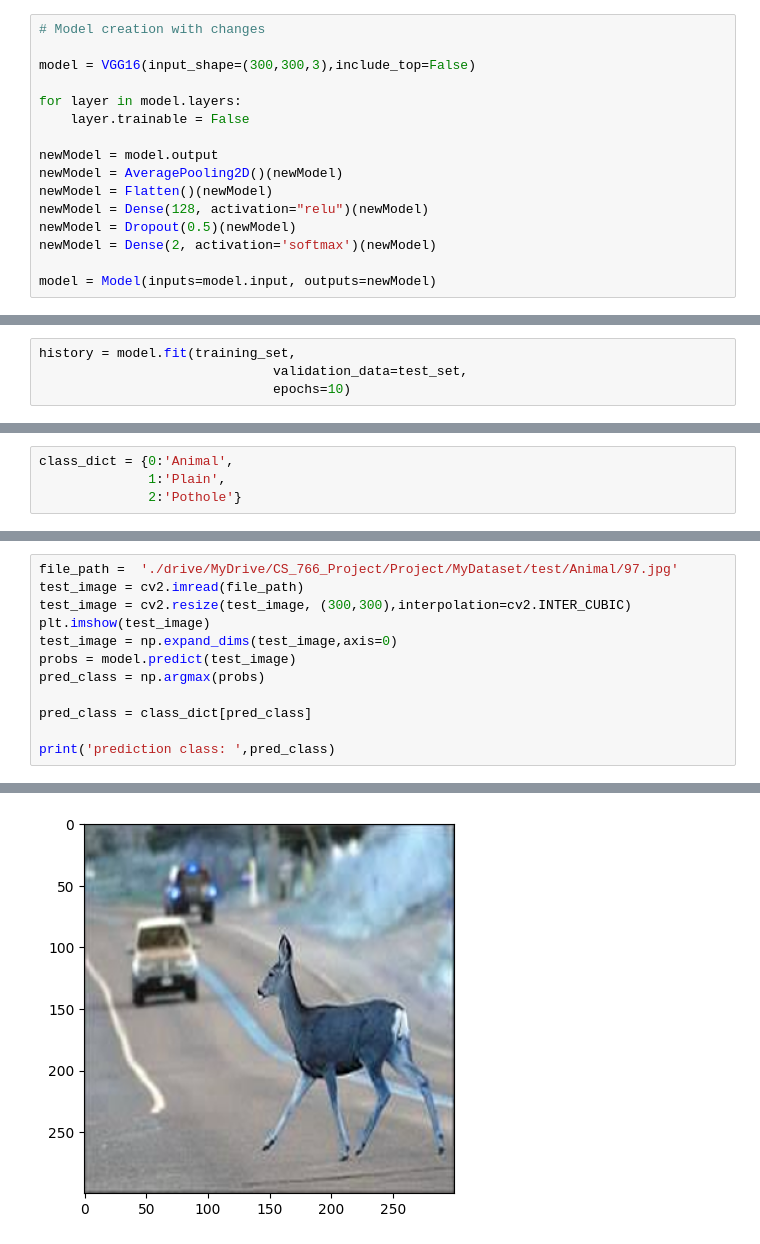
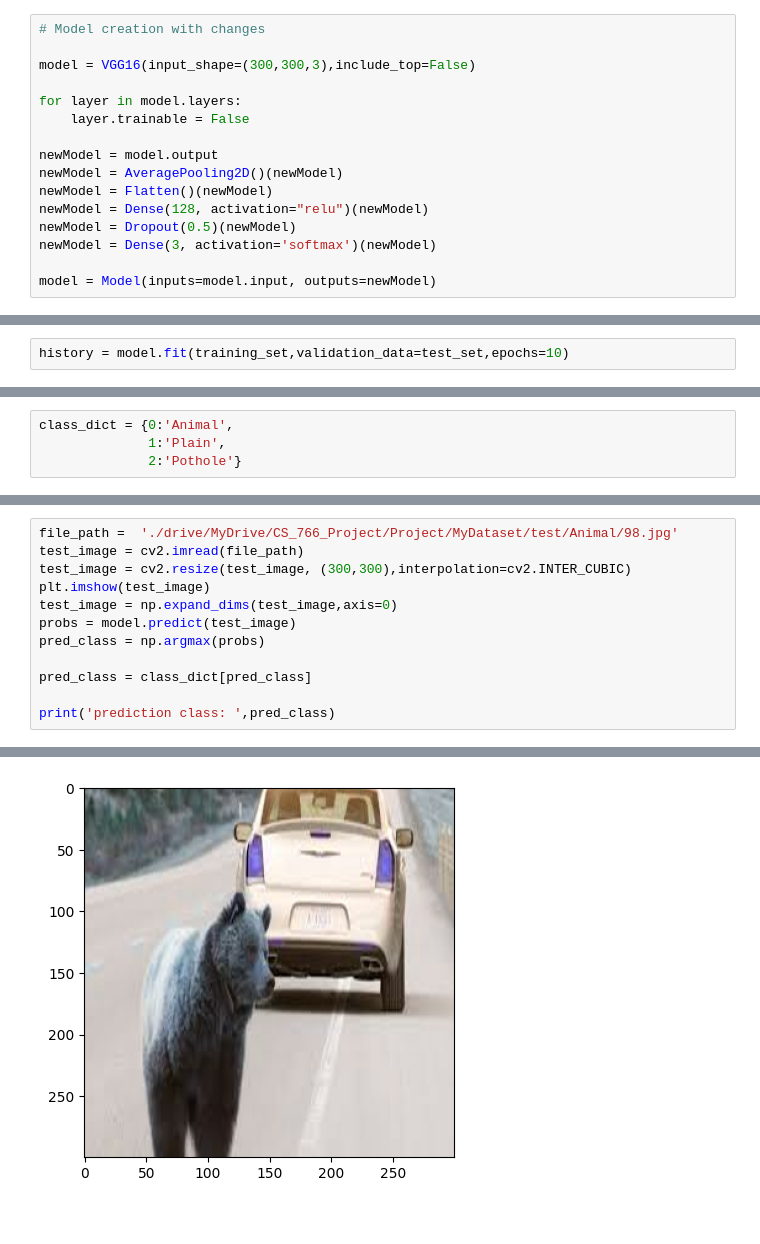
Before and after one commit to mattwyz/CS-766-Project, a Jupyter notebook: Code/hazard_classification.ipynb, the cells around one changed output, grey strips where cells are left out. Saved outputs shown, nothing was run; the diff lists cells and outputs as text.

```diff
--- a/Code/hazard_classification.ipynb
+++ b/Code/hazard_classification.ipynb
@@ -76,7 +75,7 @@ newModel = AveragePooling2D()(newModel)
 newModel = Flatten()(newModel)
 newModel = Dense(128, activation="relu")(newModel)
 newModel = Dropout(0.5)(newModel)
-newModel = Dense(2, activation='softmax')(newModel)
+newModel = Dense(3, activation='softmax')(newModel)
 
 model = Model(inputs=model.input, outputs=newModel)
 # %% [output]
@@ -106,8 +105,6 @@ _________________________________________________________________
 opt=Adam(learning_rate=0.0001)
 model.compile(optimizer=opt,loss='categorical_crossentropy',metrics=['accuracy'])
 # %%
-history = model.fit(training_set,
-                              validation_data=test_set,
-                              epochs=10)
+history = model.fit(training_set,validation_data=test_set,epochs=10)
 # %% [output]
 Epoch 1/10
@@ -195,5 +192,5 @@ prediction class:  Pothole
 # %%
-file_path =  './drive/MyDrive/CS_766_Project/Project/MyDataset/test/Animal/97.jpg'
+file_path =  './drive/MyDrive/CS_766_Project/Project/MyDataset/test/Animal/98.jpg'
 test_image = cv2.imread(file_path)
 test_image = cv2.resize(test_image, (300,300),interpolation=cv2.INTER_CUBIC)
 plt.imshow(test_image)
@@ -209,2 +206,2 @@ print('prediction class: ',pred_class)
 prediction class:  Animal
-[figure, old version]
+[figure, new version]
```
Also changed, not shown: parts of 11 cells of this notebook.
